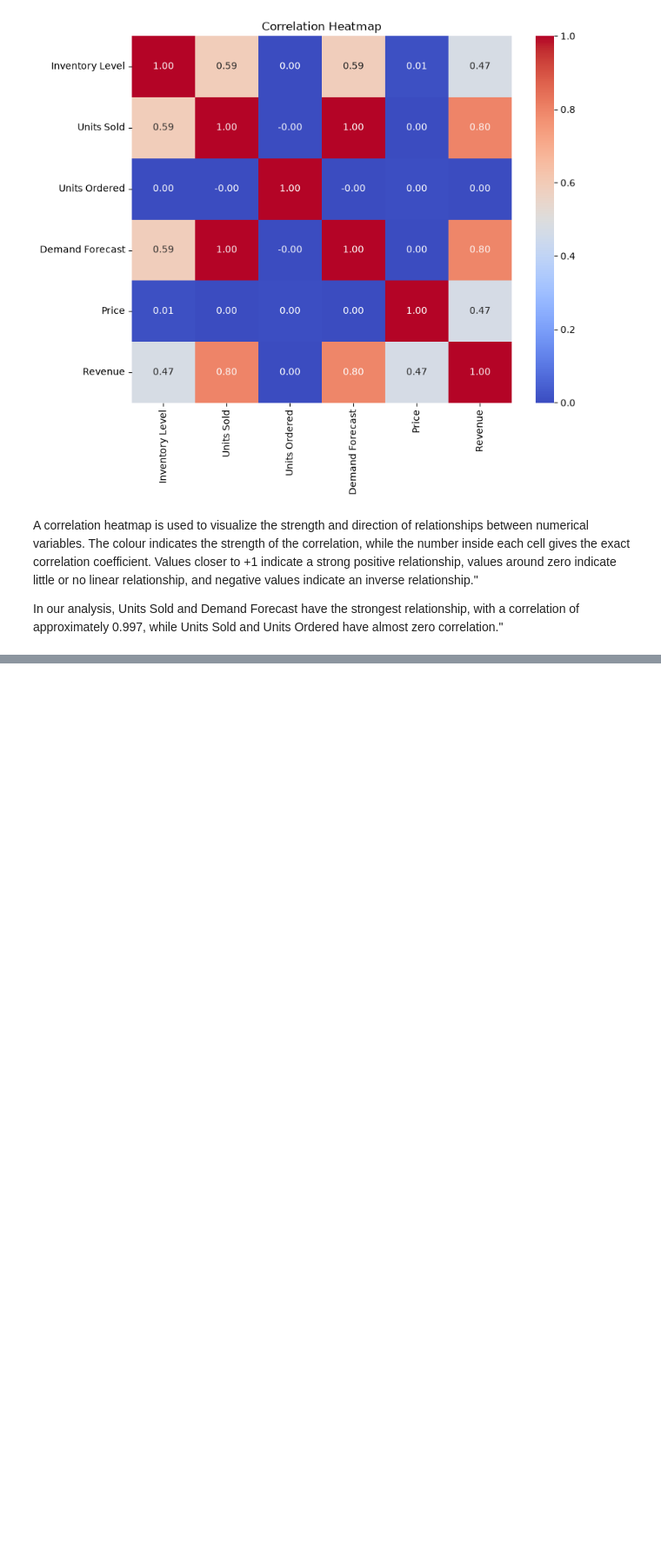
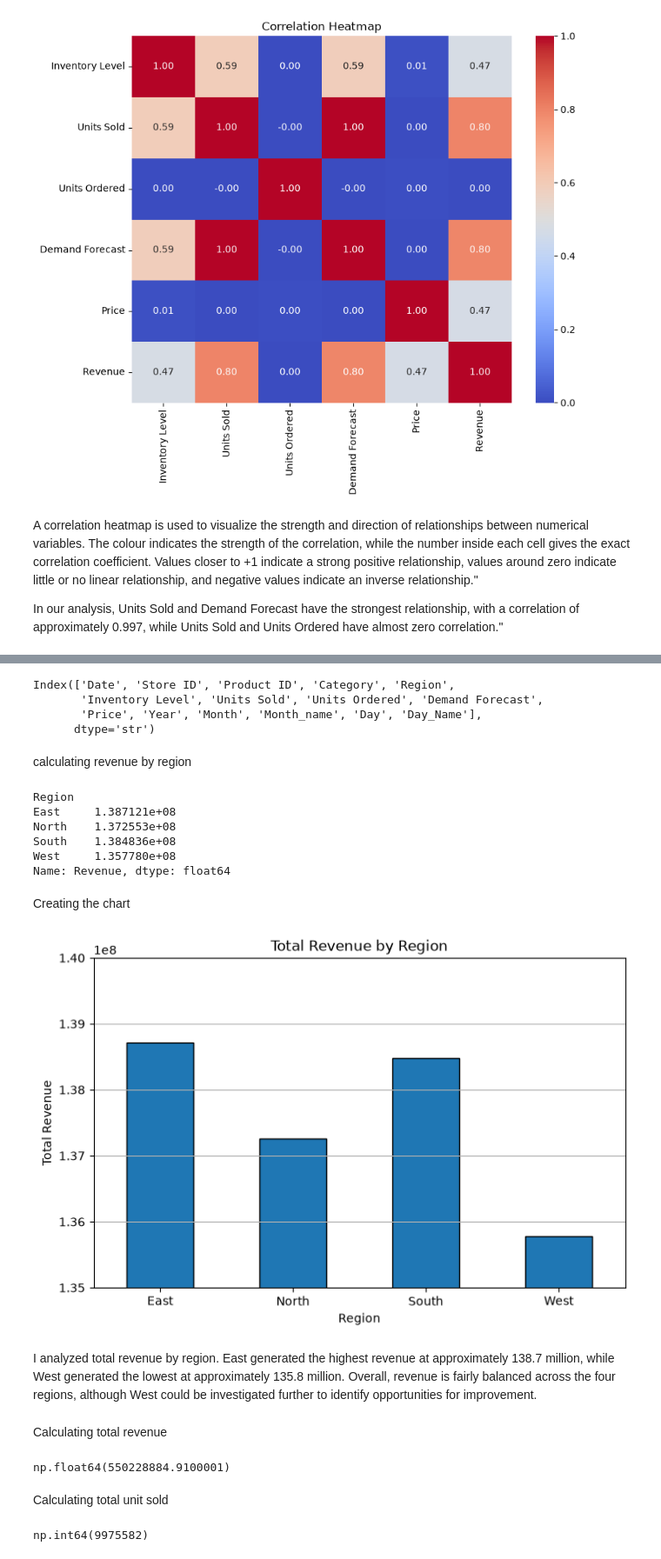
Before and after one commit to sabaadeeb4225-create/Supply-Chain-Demand-Forecasting, a Jupyter notebook: notebooks/eda.ipynb, the cells around one changed output, grey strips where cells are left out. Shown at 87% size. Saved outputs shown, nothing was run; the diff lists cells and outputs as text; code cells hidden in the pictures; blank space fills up the shorter version.

Commit message:
i have created all the required charts

```diff
--- a/notebooks/eda.ipynb
+++ b/notebooks/eda.ipynb
@@ -552,0 +544,64 @@ In our analysis, Units Sold and Demand Forecast have the strongest relationship,
+# %%
+df.columns
+# %% [output]
+Index(['Date', 'Store ID', 'Product ID', 'Category', 'Region',
+       'Inventory Level', 'Units Sold', 'Units Ordered', 'Demand Forecast',
+       'Price', 'Year', 'Month', 'Month_name', 'Day', 'Day_Name'],
+      dtype='str')
+# %%
+df["Revenue"] = df["Units Sold"] * df["Price"]
+# %% [markdown]
+calculating revenue by region
+# %%
+revenue_region = df.groupby("Region")["Revenue"].sum()
+
+revenue_region
+# %% [output]
+Region
+East     1.387121e+08
+North    1.372553e+08
+South    1.384836e+08
+West     1.357780e+08
+Name: Revenue, dtype: float64
+# %% [markdown]
+Creating the chart
+# %%
+plt.figure(figsize=(8,5))
+
+revenue_region.plot(
+    kind="bar",
+    edgecolor="black"
+)
+
+plt.title("Total Revenue by Region")
+plt.xlabel("Region")
+plt.ylabel("Total Revenue")
+
+# Zoom in to make differences visible
+plt.ylim(135000000, 140000000)
+
+plt.xticks(rotation=0)
+plt.grid(axis="y")
+
+plt.savefig("../images/revenue_by_region.png", bbox_inches="tight")
+plt.show()
+# %% [output]
+[figure, added]
+# %% [markdown]
+I analyzed total revenue by region. East generated the highest revenue at approximately 138.7 million, while West generated the lowest at approximately 135.8 million. Overall, revenue is fairly balanced across the four regions, although West could be investigated further to identify opportunities for improvement.
+# %% [markdown]
+Calculating total revenue
+# %%
+total_revenue = df["Revenue"].sum()
+
+total_revenue
+# %% [output]
+np.float64(550228884.9100001)
+# %% [markdown]
+Calculating total unit sold
+# %%
+total_units_sold = df["Units Sold"].sum()
+
+total_units_sold
+# %% [output]
+np.int64(9975582)
```
Also changed, not shown: parts of 15 cells of this notebook, 9 other files.
